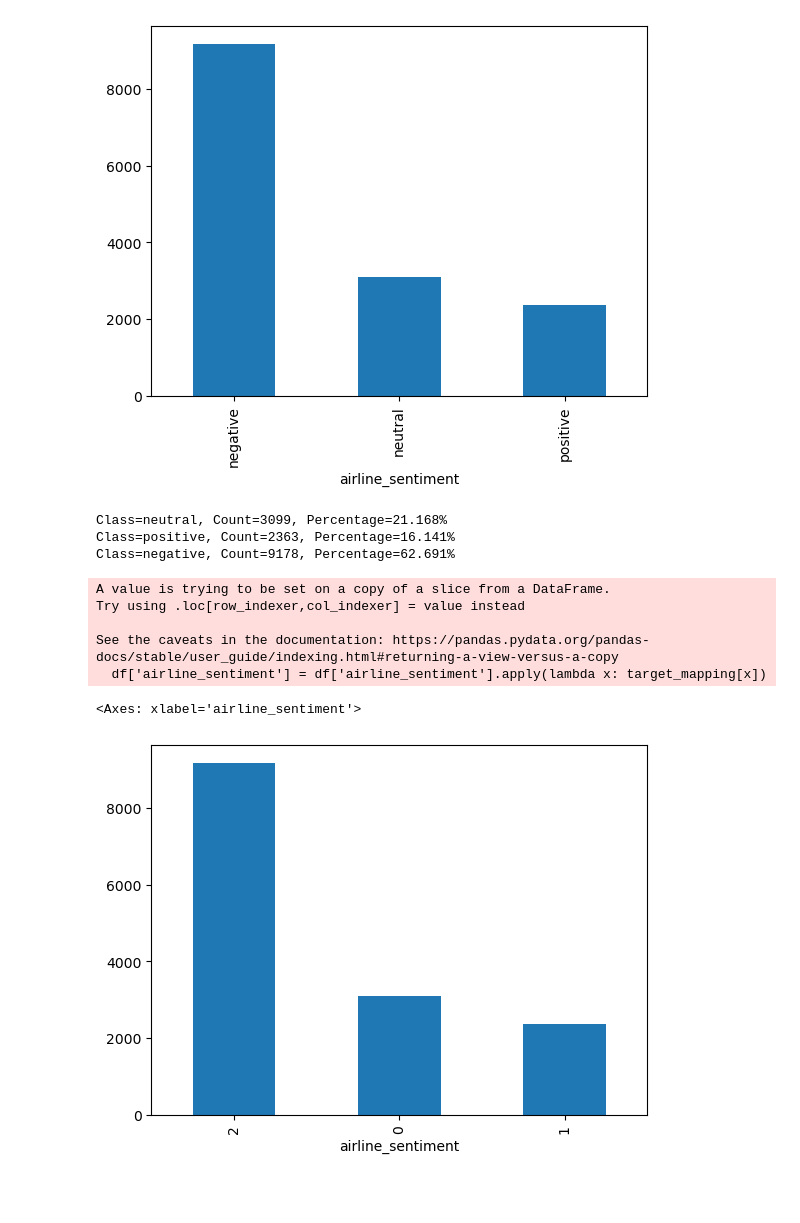
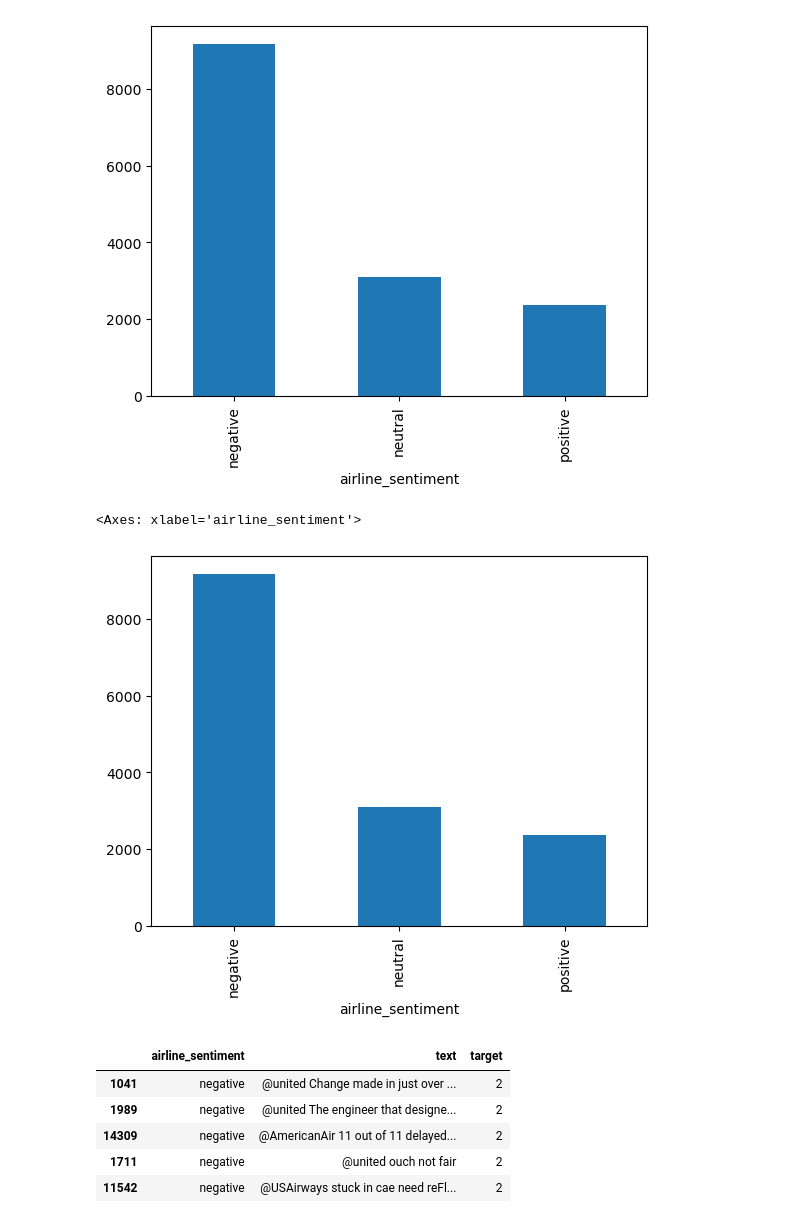
Before and after one commit to MaukanMir/NLP-Course-Docs-, a Jupyter notebook: airline-sentiment.ipynb, the cells around one changed output. Saved outputs shown, nothing was run; the diff lists cells and outputs as text; code cells hidden in the pictures; blank space fills up the shorter version.

Commit message:
fixed training bug

```diff
--- a/airline-sentiment.ipynb
+++ b/airline-sentiment.ipynb
@@ -17,8 +17,8 @@ filename = "/Users/test/Downloads/Tweets.csv"
 # %% [markdown]
 # EDA Analysis
 # %%
-df = pd.read_csv(filename)
-df
+df_ = pd.read_csv(filename)
+df_
 # %% [output]
 |  | tweet_id | airline_sentiment | airline_sentiment_confidence | negativereason | negativereason_confidence | airline | ... |
 | 0 | 570306133677760513 | neutral | 1.0000 | NaN | NaN | Virgin America | ... |
@@ -94,3 +92,5 @@ df = df[["text", "airline_sentiment"]]
+# %%
+df = df_[["airline_sentiment", "text"]].copy()
 # %% [markdown]
 # Check Class Imbalances
 # %%
@@ -110,27 +110,24 @@ def check_class_imbalance(df):
   for k,v in counter.items():
     per = v/len(y) * 100
     print("Class=%s, Count=%d, Percentage=%.3f%%" % (k,v, per))
-# %%
-check_class_imbalance(df)
-# %% [output]
-Class=neutral, Count=3099, Percentage=21.168%
-Class=positive, Count=2363, Percentage=16.141%
-Class=negative, Count=9178, Percentage=62.691%
 # %%
 target_mapping = {"positive":1, "neutral":0, "negative":2}
 
-df['airline_sentiment'] = df['airline_sentiment'].apply(lambda x: target_mapping[x])
+df['target'] = df['airline_sentiment'].apply(lambda x: target_mapping[x])
-# %% [output]
-A value is trying to be set on a copy of a slice from a DataFrame.
-Try using .loc[row_indexer,col_indexer] = value instead
-
-See the caveats in the documentation: https://pandas.pydata.org/pandas-docs/stable/user_guide/indexing.html#returning-a-view-versus-a-copy
-  df['airline_sentiment'] = df['airline_sentiment'].apply(lambda x: target_mapping[x])
 # %%
 df['airline_sentiment'].value_counts().plot.bar()
 # %% [output]
 <Axes: xlabel='airline_sentiment'>
-[figure, old version]
+[figure, new version]
 # %%
 df_train, df_test = train_test_split(df)
+# %%
+df_train.head()
+# %% [output]
+|  | airline_sentiment | text | target |
+| 1041 | negative | @united Change made in just over ... | 2 |
+| 1989 | negative | @united The engineer that designe... | 2 |
+| 14309 | negative | @AmericanAir 11 out of 11 delayed... | 2 |
+| 1711 | negative | @united ouch not fair | 2 |
+| 11542 | negative | @USAirways stuck in cae need reFl... | 2 |
 # %%
```
Also changed, not shown: parts of 8 cells of this notebook.
